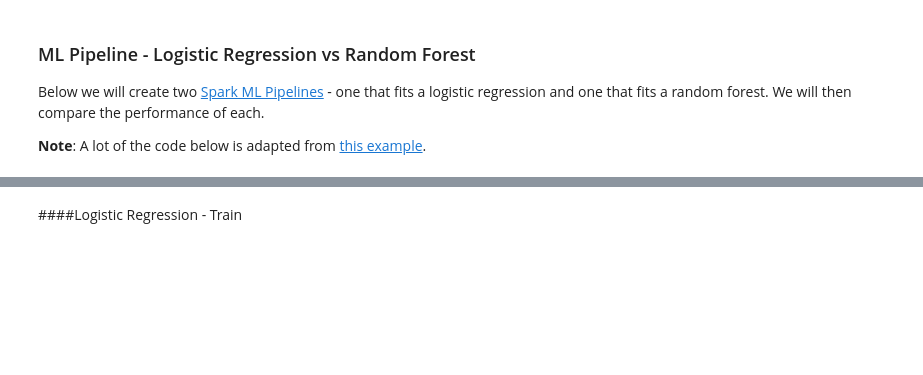
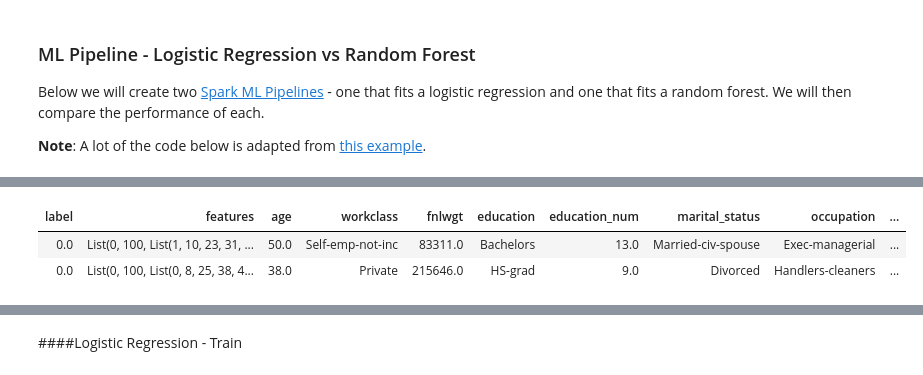
Before and after one commit to varsha2509/Springboard-DS, a Jupyter notebook: Spark-SQL-Ex/Spark DF, SQL, ML Exercise.ipynb, the cells around one changed output, grey strips where cells are left out. Drawn from its saved outputs; the diff is of its cells as text; code cells hidden in the pictures; blank space fills up the shorter version.

```diff
--- a/Spark-SQL-Ex/Spark DF, SQL, ML Exercise.ipynb
+++ b/Spark-SQL-Ex/Spark DF, SQL, ML Exercise.ipynb
@@ -398,5 +366,5 @@ dataset = pipelineModel.transform(df_adult)
 # Keep relevant columns
 selectedcols = ["label", "features"] + cols
 dataset = dataset.select(selectedcols)
-display(dataset)
+display(dataset.head(2))
 # %% [output]
@@ -404,3 +371,6 @@ display(dataset)
+| label | features | age | workclass | fnlwgt | education | education_num | marital_status | occupation | ... |
+| 0.0 | List(0, 100, List(1, 10, 23, 31, ... | 50.0 | Self-emp-not-inc | 83311.0 | Bachelors | 13.0 | Married-civ-spouse | Exec-managerial | ... |
+| 0.0 | List(0, 100, List(0, 8, 25, 38, 4... | 38.0 | Private | 215646.0 | HS-grad | 9.0 | Divorced | Handlers-cleaners | ... |
 # %%
 ### Randomly split data into training and test sets. set seed for reproducibility
 (trainingData, testData) = dataset.randomSplit([0.7, 0.3], seed=100)
```
Also changed, not shown: parts of 17 cells of this notebook.
